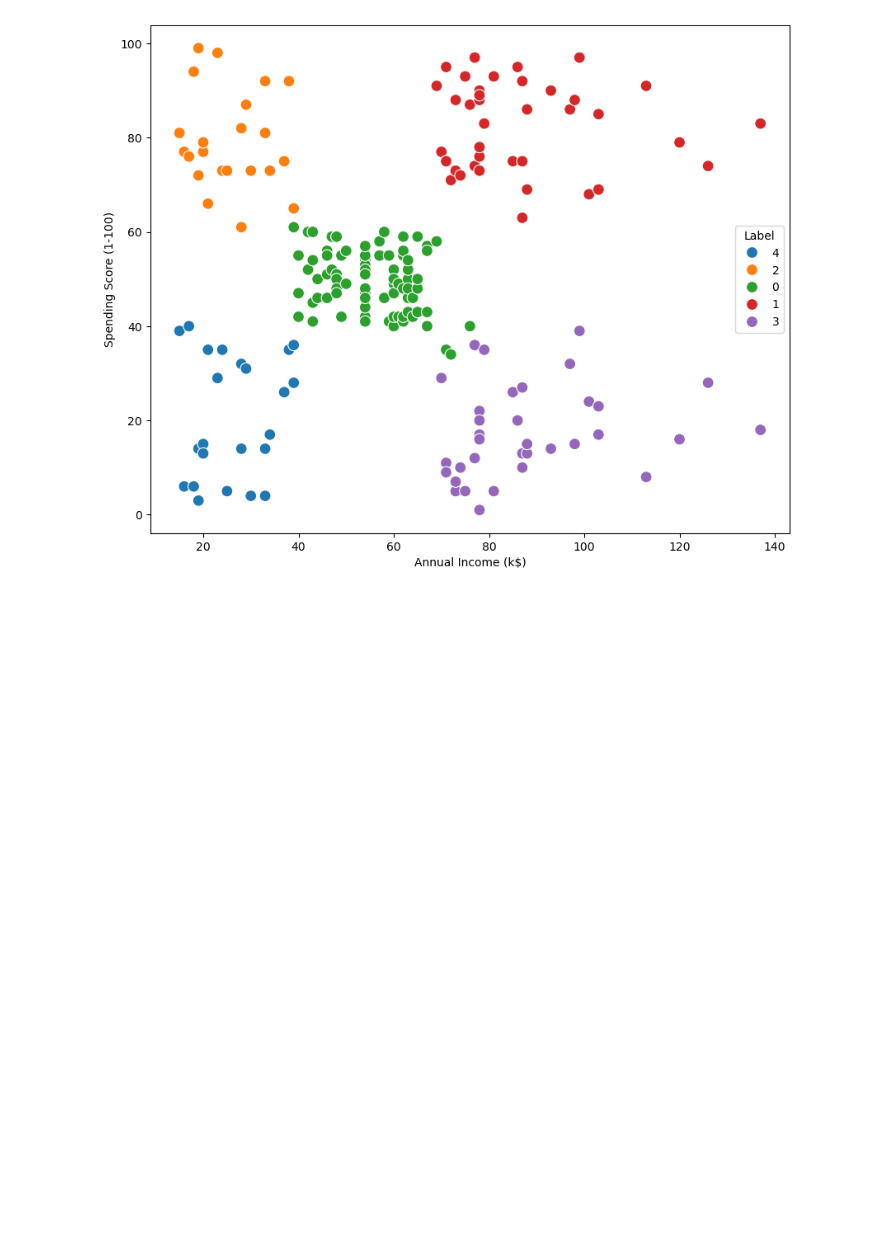
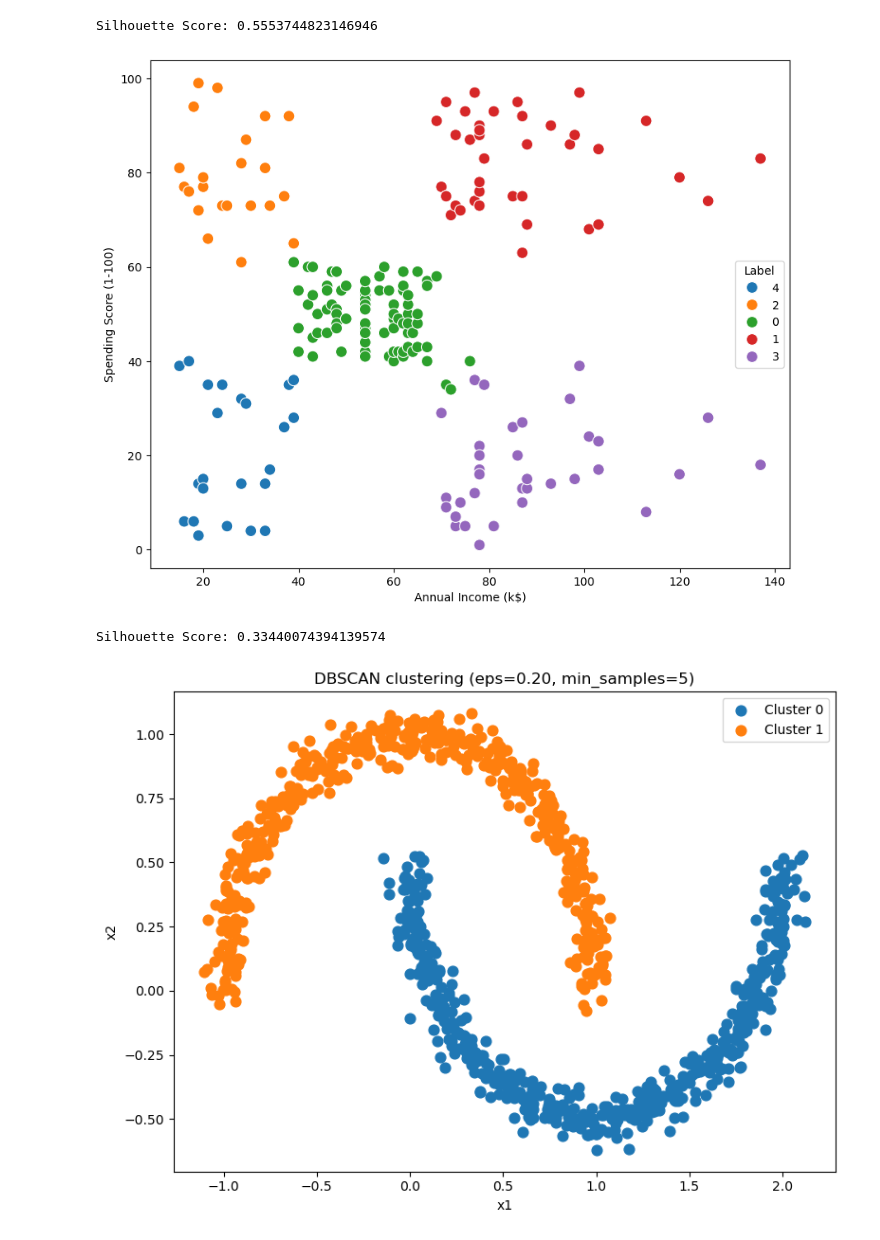
Before and after one commit to TarReinThway/DBSCAN_GroupProject, a Jupyter notebook: dbscan.ipynb, the cells around one changed output. Drawn from its saved outputs; the diff is of its cells as text; code cells hidden in the pictures; blank space fills up the shorter version.

```diff
--- a/dbscan.ipynb
+++ b/dbscan.ipynb
@@ -85,8 +76,44 @@ plt.show()
 kmeans = KMeans(n_clusters=5, random_state = 42)
 df['Label'] = kmeans.fit_predict(df).astype(str)
 
+labels = kmeans.fit_predict(df)
+score = silhouette_score(df, labels)
+print("Silhouette Score:", score)
+
 plt.figure(figsize = (10,8))
 sns.scatterplot(x = 'Annual Income (k$)', y = 'Spending Score (1-100)', data = df, hue = 'Label', palette = 'tab10', s=100)
 plt.show()
 # %% [output]
+Silhouette Score: 0.5553744823146946
 [figure]
+# %%
+X, y = make_moons(n_samples=1000, noise = 0.05, random_state=42)
+dbscan = DBSCAN(eps = 0.2, min_samples=5)
+labels = dbscan.fit_predict(X)
+
+mask = labels != -1
+if len(set(labels[mask])) > 1:
+    score = silhouette_score(X[mask], labels[mask])
+    print("Silhouette Score:", score)
+else:
+    print("Not enough clusters to compute silhouette score")
+
+
+fig, ax = plt.subplots(figsize=(8,6))
+
+for label in sorted(set(labels)):
+    mask = labels == label
+    if label == -1:
+        ax.scatter(X[mask,0], X[mask,1], c='red',marker='x', s=40, linewidths=1.2, label='Noise')
+    else:
+        ax.scatter(X[mask, 0], X[mask, 1], s=60, label=f'Cluster {label}')
+
+ax.set_title('DBSCAN clustering (eps=0.20, min_samples=5)')
+ax.set_xlabel('x1')
+ax.set_ylabel('x2')
+ax.legend()
+plt.tight_layout()
+plt.show()
+# %% [output]
+Silhouette Score: 0.33440074394139574
+[figure, added]
```
Also changed, not shown: parts of 10 cells of this notebook.
